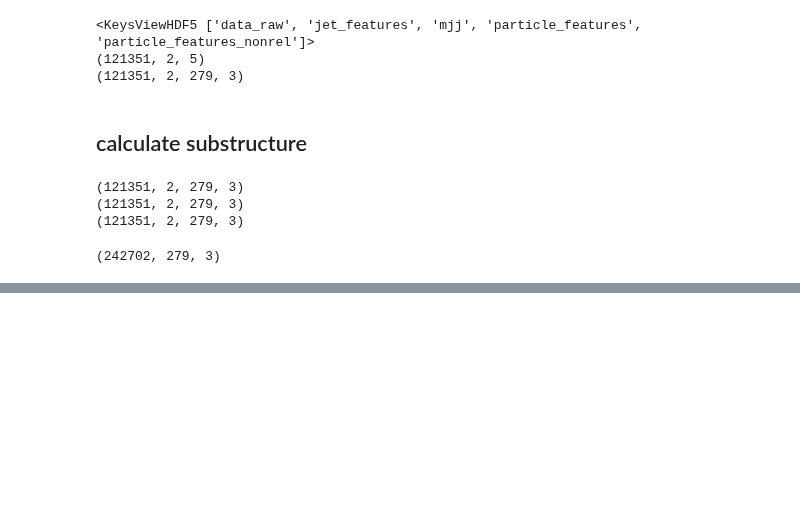
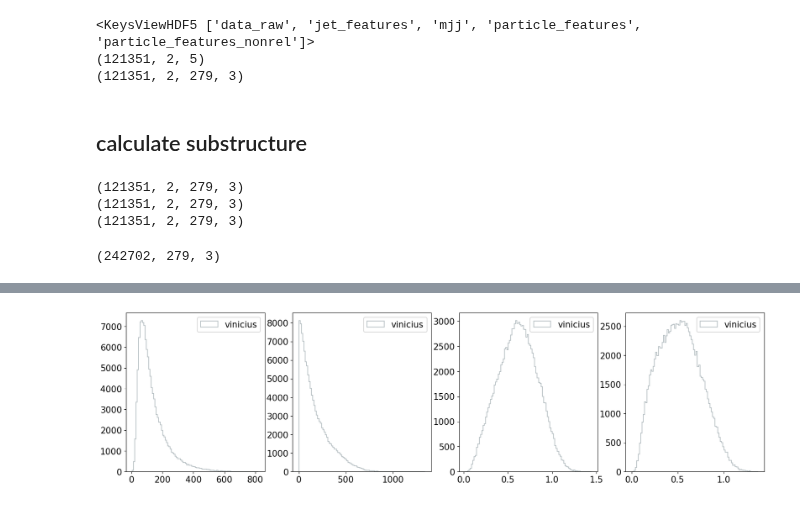
Before and after one commit to ewencedr/particle_fm, a Jupyter notebook: notebooks/28_highlevel_data.ipynb, the cells around one changed output, grey strips where cells are left out. Drawn from its saved outputs; the diff is of its cells as text; code cells hidden in the pictures; blank space fills up the shorter version.

```diff
--- a/notebooks/28_highlevel_data.ipynb
+++ b/notebooks/28_highlevel_data.ipynb
@@ -140,0 +265,9 @@ KeyboardInterrupt:
+# %%
+fig, axs = plt.subplots(1, 4, figsize=(20, 5))
+for i, ax in enumerate(axs.flatten()):
+    #hist = ax.hist(innerdata_train[:, i], bins=100, alpha=0.5, label="manuel")
+    ax.hist(cathode_data_v[:, i], bins=100, label="vinicius", histtype="step")
+    ax.legend()
+plt.show()
+# %% [output]
+[figure, added]
```
Also changed, not shown: parts of 21 cells of this notebook.
